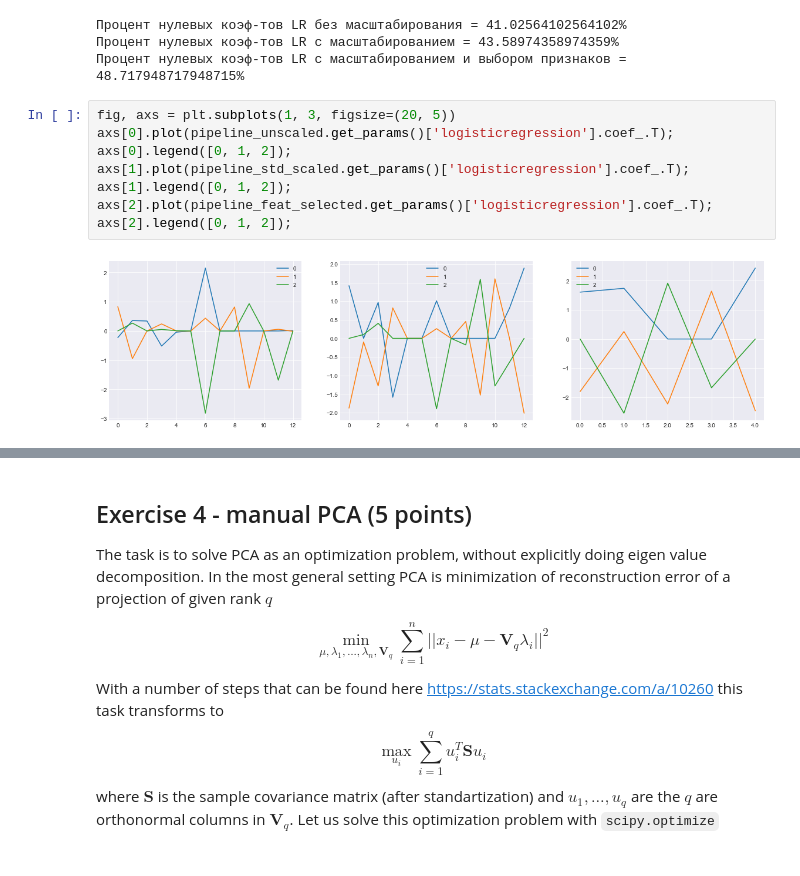
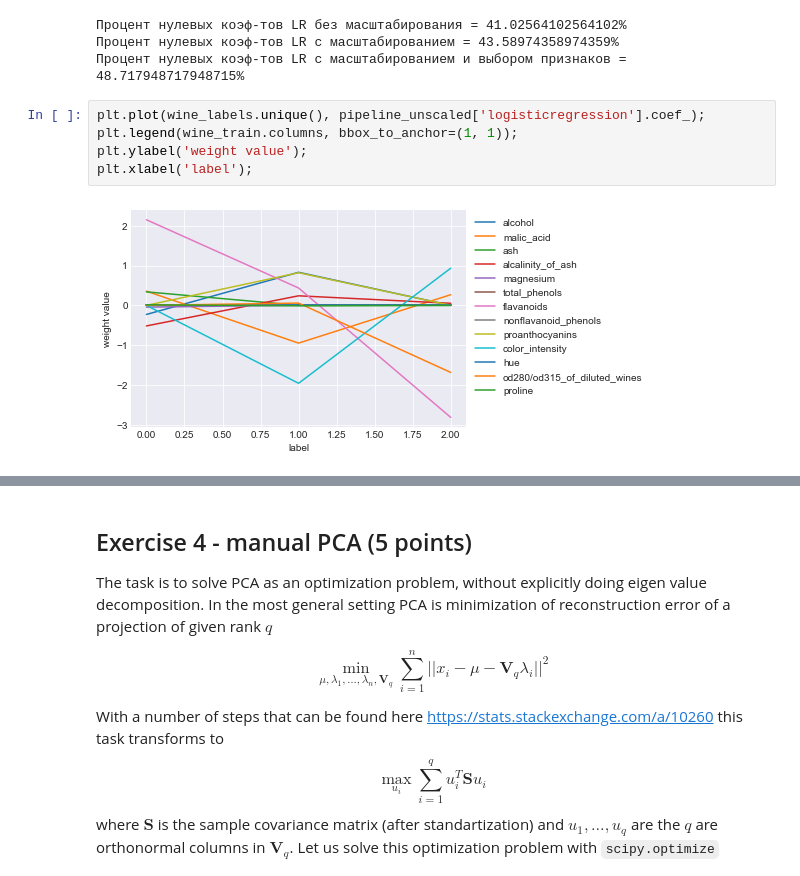
Before and after one commit to zappaz00/6_feature_engineering_selection, a Jupyter notebook: homework.ipynb, the cells around one changed output, grey strips where cells are left out. Cells and saved outputs as stored; diff of their text form.

```diff
--- a/homework.ipynb
+++ b/homework.ipynb
@@ -341,13 +341,10 @@ print(f"Процент нулевых коэф-тов LR с масштабиро
 Процент нулевых коэф-тов LR без масштабирования = 41.02564102564102%
 Процент нулевых коэф-тов LR с масштабированием = 43.58974358974359%
 Процент нулевых коэф-тов LR с масштабированием и выбором признаков = 48.717948717948715%
-# %%
-fig, axs = plt.subplots(1, 3, figsize=(20, 5))
-axs[0].plot(pipeline_unscaled.get_params()['logisticregression'].coef_.T);
-axs[0].legend([0, 1, 2]);
-axs[1].plot(pipeline_std_scaled.get_params()['logisticregression'].coef_.T);
-axs[1].legend([0, 1, 2]);
-axs[2].plot(pipeline_feat_selected.get_params()['logisticregression'].coef_.T);
-axs[2].legend([0, 1, 2]);
-# %% [output]
-[figure, removed]
+# %%
+plt.plot(wine_labels.unique(), pipeline_unscaled['logisticregression'].coef_);
+plt.legend(wine_train.columns, bbox_to_anchor=(1, 1));
+plt.ylabel('weight value');
+plt.xlabel('label');
+# %% [output]
+[figure, added]
```
Also changed, not shown: parts of 18 cells of this notebook.
